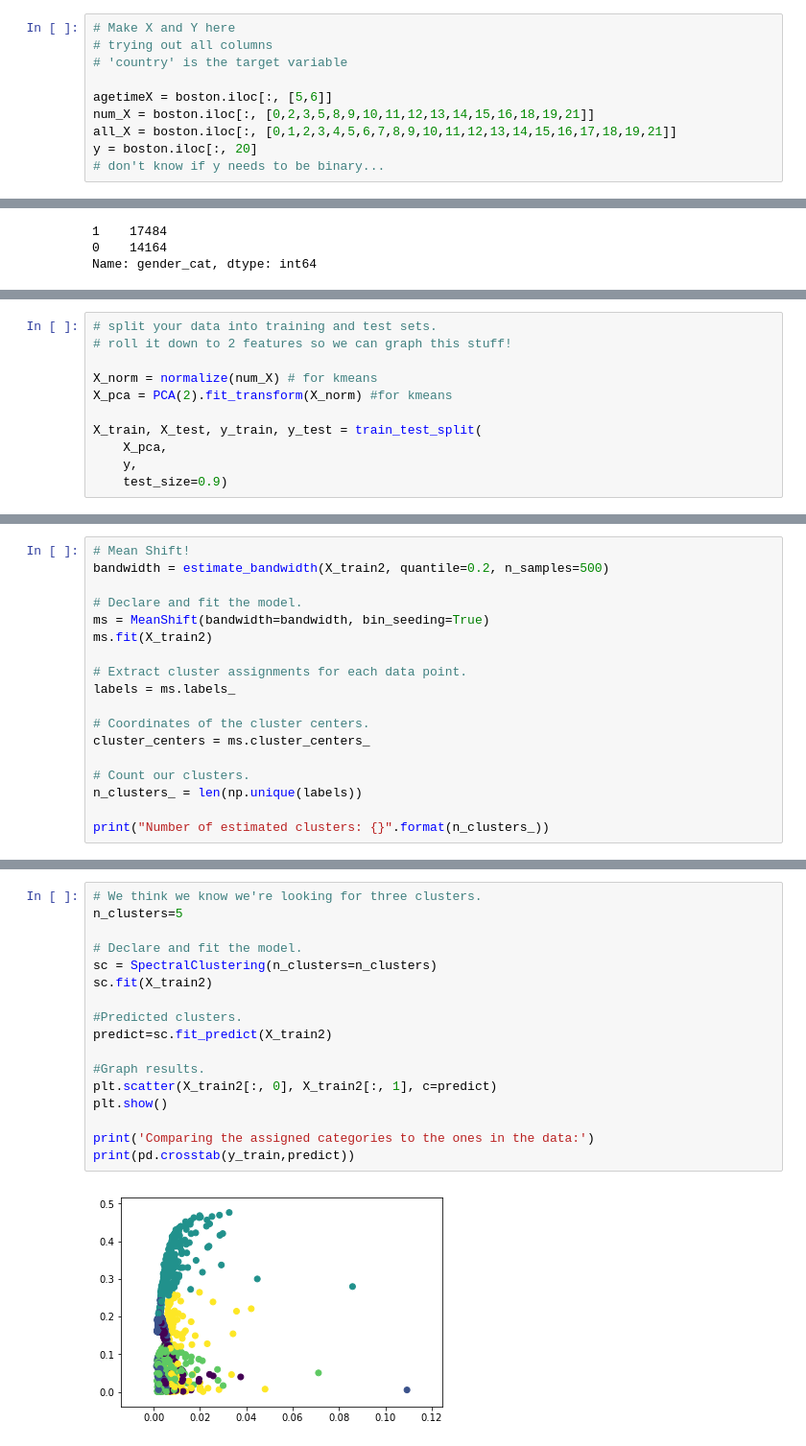
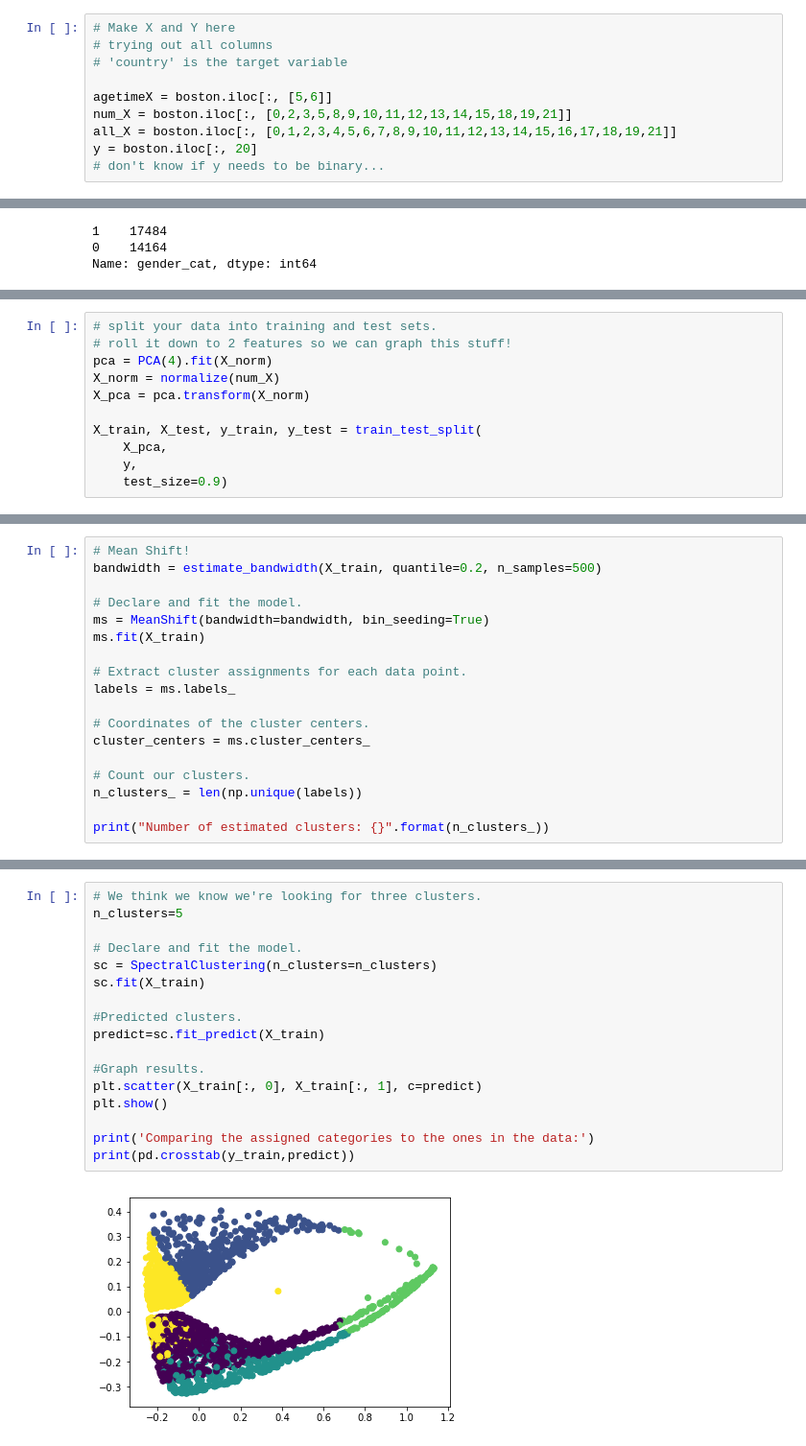
Before and after one commit to Schmidt8181/UnsupervisedLearning, a Jupyter notebook: BostonMarathon.ipynb, the cells around one changed output, grey strips where cells are left out. Shown at 96% size. Saved outputs shown, nothing was run; the diff lists cells and outputs as text.

```diff
--- a/BostonMarathon.ipynb
+++ b/BostonMarathon.ipynb
@@ -194,7 +186,7 @@ from sklearn.cluster import AffinityPropagation
 # 'country' is the target variable
 
 agetimeX = boston.iloc[:, [5,6]]
-num_X = boston.iloc[:, [0,2,3,5,8,9,10,11,12,13,14,15,16,18,19,21]]
+num_X = boston.iloc[:, [0,2,3,5,8,9,10,11,12,13,14,15,18,19,21]]
 all_X = boston.iloc[:, [0,1,2,3,4,5,6,7,8,9,10,11,12,13,14,15,16,17,18,19,21]]
 y = boston.iloc[:, 20]
 # don't know if y needs to be binary...
@@ -214,9 +204,9 @@ Ok, so I changed the X variable a couple of times and ran the cells a few times.
 # %%
 # split your data into training and test sets.
 # roll it down to 2 features so we can graph this stuff!
-
-X_norm = normalize(num_X) # for kmeans
-X_pca = PCA(2).fit_transform(X_norm) #for kmeans
+pca = PCA(4).fit(X_norm)
+X_norm = normalize(num_X)
+X_pca = pca.transform(X_norm)
 
 X_train, X_test, y_train, y_test = train_test_split(
     X_pca,
@@ -294,10 +333,10 @@ X_train2, X_test2, y_train2, y_test2 = train_test_split(X_norm, y, test_size=0.8
 # %%
 # Mean Shift!
-bandwidth = estimate_bandwidth(X_train2, quantile=0.2, n_samples=500)
+bandwidth = estimate_bandwidth(X_train, quantile=0.2, n_samples=500)
 
 # Declare and fit the model.
 ms = MeanShift(bandwidth=bandwidth, bin_seeding=True)
-ms.fit(X_train2)
+ms.fit(X_train)
 
 # Extract cluster assignments for each data point.
 labels = ms.labels_
@@ -354,20 +434,20 @@ Estimated number of clusters: 202
 # %%
 # We think we know we're looking for three clusters.
 n_clusters=5
 
 # Declare and fit the model.
 sc = SpectralClustering(n_clusters=n_clusters)
-sc.fit(X_train2)
+sc.fit(X_train)
 
 #Predicted clusters.
-predict=sc.fit_predict(X_train2)
+predict=sc.fit_predict(X_train)
 
 #Graph results.
-plt.scatter(X_train2[:, 0], X_train2[:, 1], c=predict)
+plt.scatter(X_train[:, 0], X_train[:, 1], c=predict)
 plt.show()
 
 print('Comparing the assigned categories to the ones in the data:')
 print(pd.crosstab(y_train,predict))
 # %% [output]
-[figure, old version]
+[figure, new version]
 Comparing the assigned categories to the ones in the data:
```
Also changed, not shown: parts of 25 cells of this notebook.
